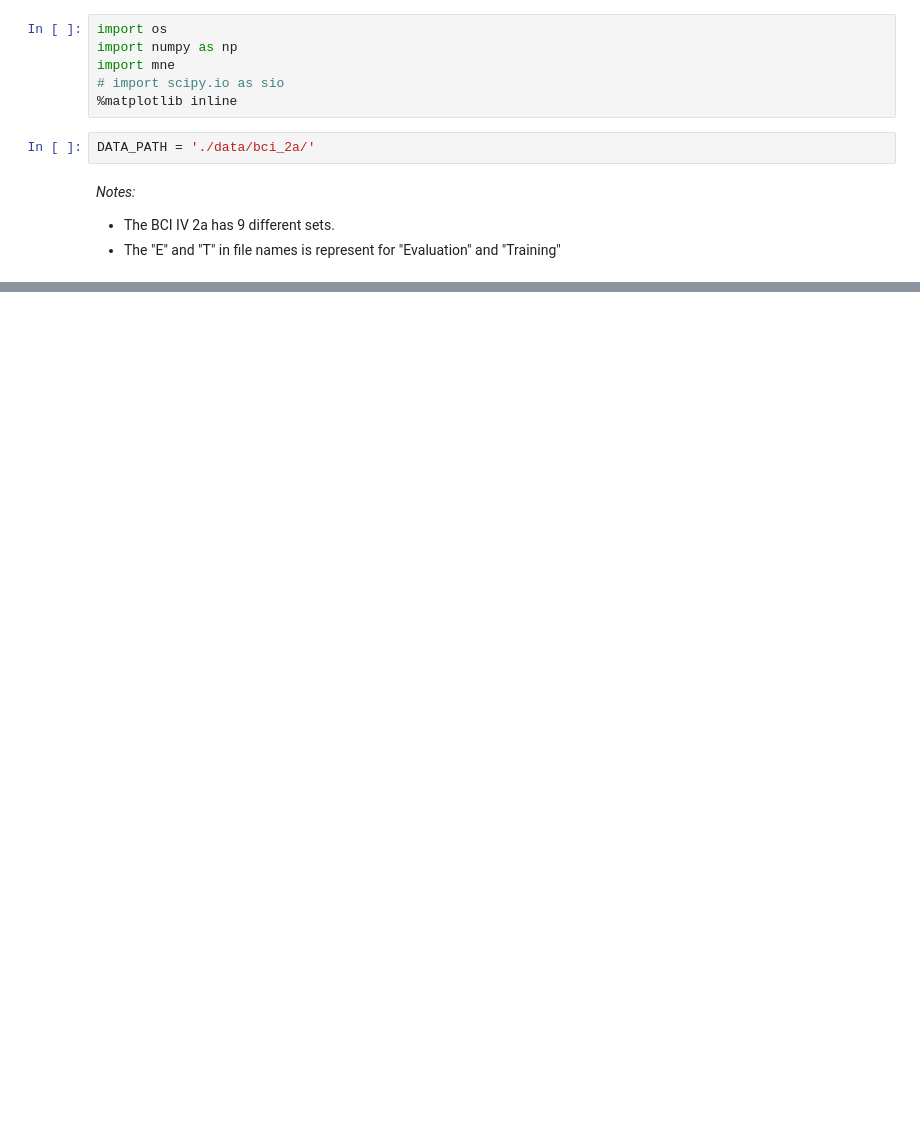
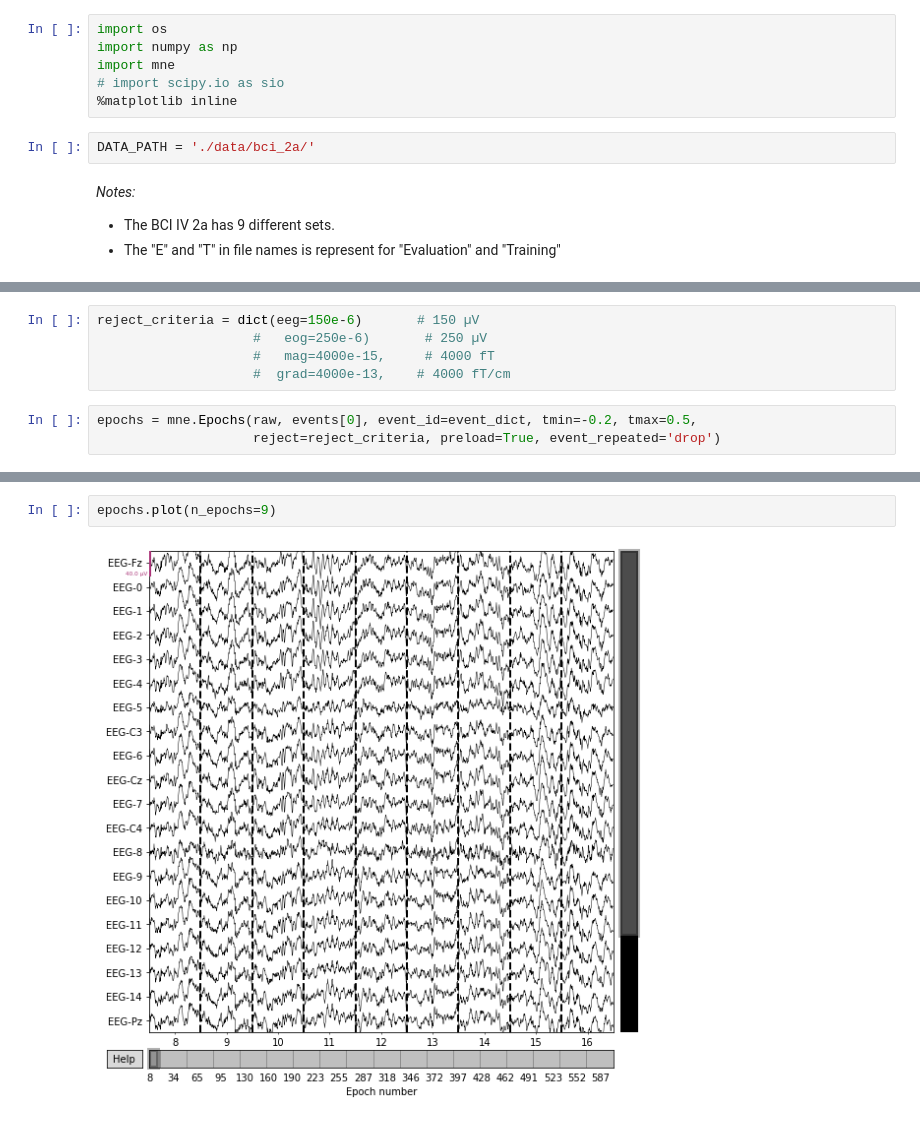
Before and after one commit to VR-BCI-Application-Team/eeg-motor-imagery, a Jupyter notebook: data-visualization.ipynb, the cells around one changed output, grey strips where cells are left out. Drawn from its saved outputs; the diff is of its cells as text; blank space fills up the shorter version.

```diff
--- a/data-visualization.ipynb
+++ b/data-visualization.ipynb
@@ -93,0 +73,8 @@ my_annot = mne.Annotations(
+# %%
+reject_criteria = dict(eeg=150e-6)       # 150 µV
+                    #   eog=250e-6)       # 250 µV
+                    #   mag=4000e-15,     # 4000 fT
+                    #  grad=4000e-13,    # 4000 fT/cm
+# %%
+epochs = mne.Epochs(raw, events[0], event_id=event_dict, tmin=-0.2, tmax=0.5,
+                    reject=reject_criteria, preload=True, event_repeated='drop')
@@ -93,0 +99,4 @@ my_annot = mne.Annotations(
+# %%
+epochs.plot(n_epochs=9)
+# %% [output]
+[figure, added]
```
Also changed, not shown: parts of 13 cells of this notebook, 21 other files.
